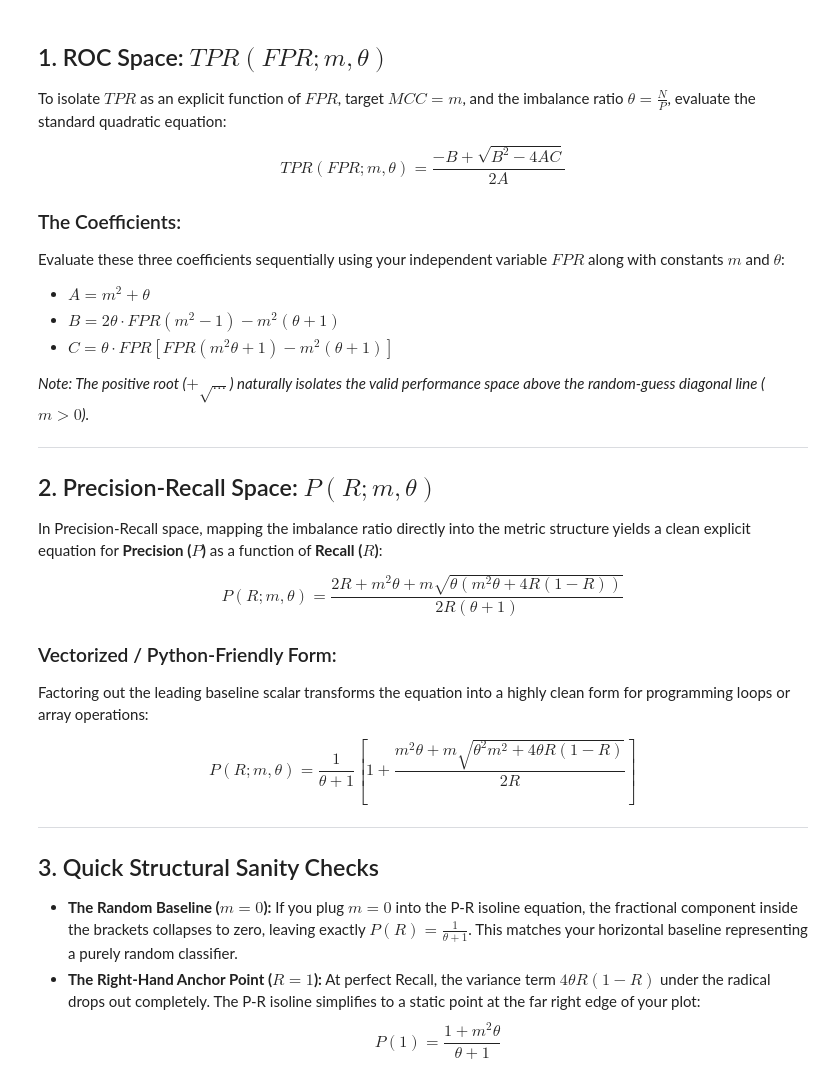
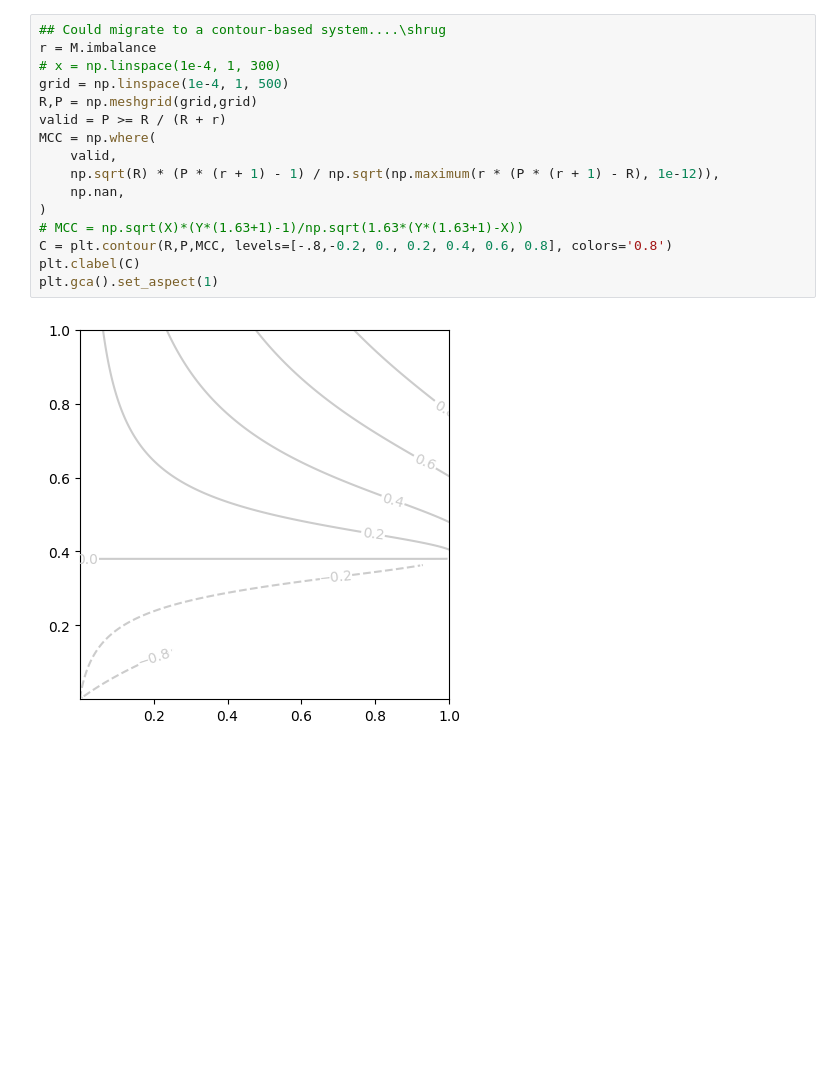
Before and after one commit to rtbs-dev/Contingency, a Jupyter notebook: examples/roc.ipynb, the cells around one changed output. Saved outputs shown, nothing was run; the diff lists cells and outputs as text; blank space fills up the shorter version.

```diff
--- a/examples/roc.ipynb
+++ b/examples/roc.ipynb
@@ -179,36 +79,18 @@ plt.legend()
-# %% [markdown]
-## 1. ROC Space: $TPR(FPR; m, \theta)$
-
-To isolate $TPR$ as an explicit function of $FPR$, target $MCC = m$, and the imbalance ratio $\theta = \frac{N}{P}$, evaluate the standard quadratic equation:
-
-$$TPR(FPR; m, \theta) = \frac{-B + \sqrt{B^2 - 4AC}}{2A}$$
-
-### The Coefficients:
-Evaluate these three coefficients sequentially using your independent variable $FPR$ along with constants $m$ and $\theta$:
-
-*   **$A = m^2 + \theta$**
-*   **$B = 2\theta \cdot FPR(m^2 - 1) - m^2(\theta + 1)$**
-*   **$C = \theta \cdot FPR \left[ FPR(m^2\theta + 1) - m^2(\theta + 1) \right]$**
-
-*Note: The positive root ($+ \sqrt{\dots}$) naturally isolates the valid performance space above the random-guess diagonal line ($m > 0$).*
-
----
-
-## 2. Precision-Recall Space: $P(R; m, \theta)$
-
-In Precision-Recall space, mapping the imbalance ratio directly into the metric structure yields a clean explicit equation for **Precision ($P$)** as a function of **Recall ($R$)**:
-
-$$P(R; m, \theta) = \frac{2R + m^2\theta + m\sqrt{\theta \left( m^2\theta + 4R(1-R) \right)}}{2R(\theta + 1)}$$
-
-### Vectorized / Python-Friendly Form:
-Factoring out the leading baseline scalar transforms the equation into a highly clean form for programming loops or array operations:
-
-$$P(R; m, \theta) = \frac{1}{\theta + 1} \left[ 1 + \frac{m^2\theta + m\sqrt{\theta^2 m^2 + 4\theta R(1-R)}}{2R} \right]$$
-
----
-
-## 3. Quick Structural Sanity Checks
-
-*   **The Random Baseline ($m = 0$):** If you plug $m = 0$ into the P-R isoline equation, the fractional component inside the brackets collapses to zero, leaving exactly $P(R) = \frac{1}{\theta + 1}$. This matches your horizontal baseline representing a purely random classifier.
-*   **The Right-Hand Anchor Point ($R = 1$):** At perfect Recall, the variance term $4\theta R(1-R)$ under the radical drops out completely. The P-R isoline simplifies to a static point at the far right edge of your plot:
-$$P(1) = \frac{1 + m^2\theta}{\theta + 1}$$
+# %%
+## Could migrate to a contour-based system....\shrug
+r = M.imbalance
+# x = np.linspace(1e-4, 1, 300)
+grid = np.linspace(1e-4, 1, 500)
+R,P = np.meshgrid(grid,grid)
+valid = P >= R / (R + r)
+MCC = np.where(
+    valid,
+    np.sqrt(R) * (P * (r + 1) - 1) / np.sqrt(np.maximum(r * (P * (r + 1) - R), 1e-12)),
+    np.nan,
+)
+# MCC = np.sqrt(X)*(Y*(1.63+1)-1)/np.sqrt(1.63*(Y*(1.63+1)-X))
+C = plt.contour(R,P,MCC, levels=[-.8,-0.2, 0., 0.2, 0.4, 0.6, 0.8], colors='0.8')
+plt.clabel(C)
+plt.gca().set_aspect(1)
+# %% [output]
+[figure, added]
```
Also changed, not shown: parts of 9 cells of this notebook, 1 other file.
